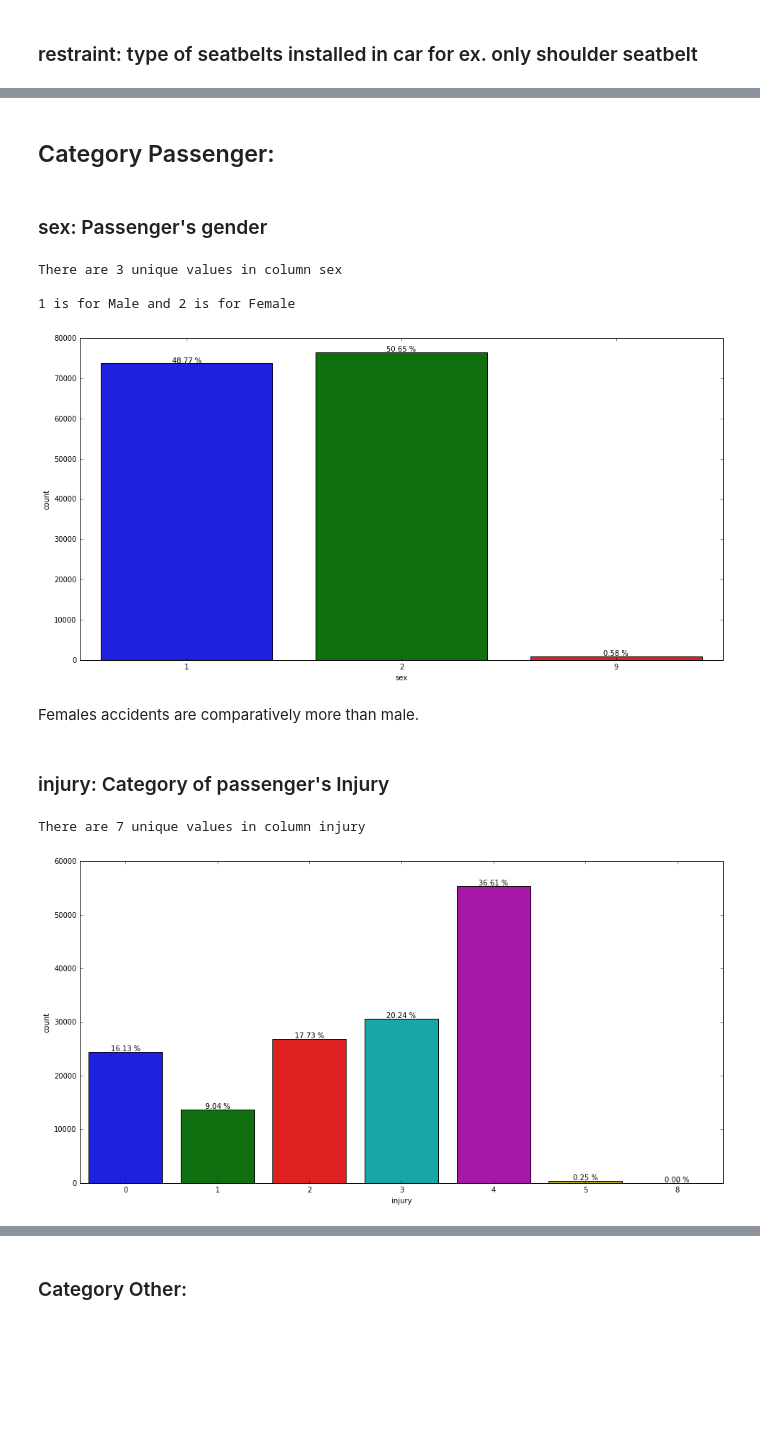
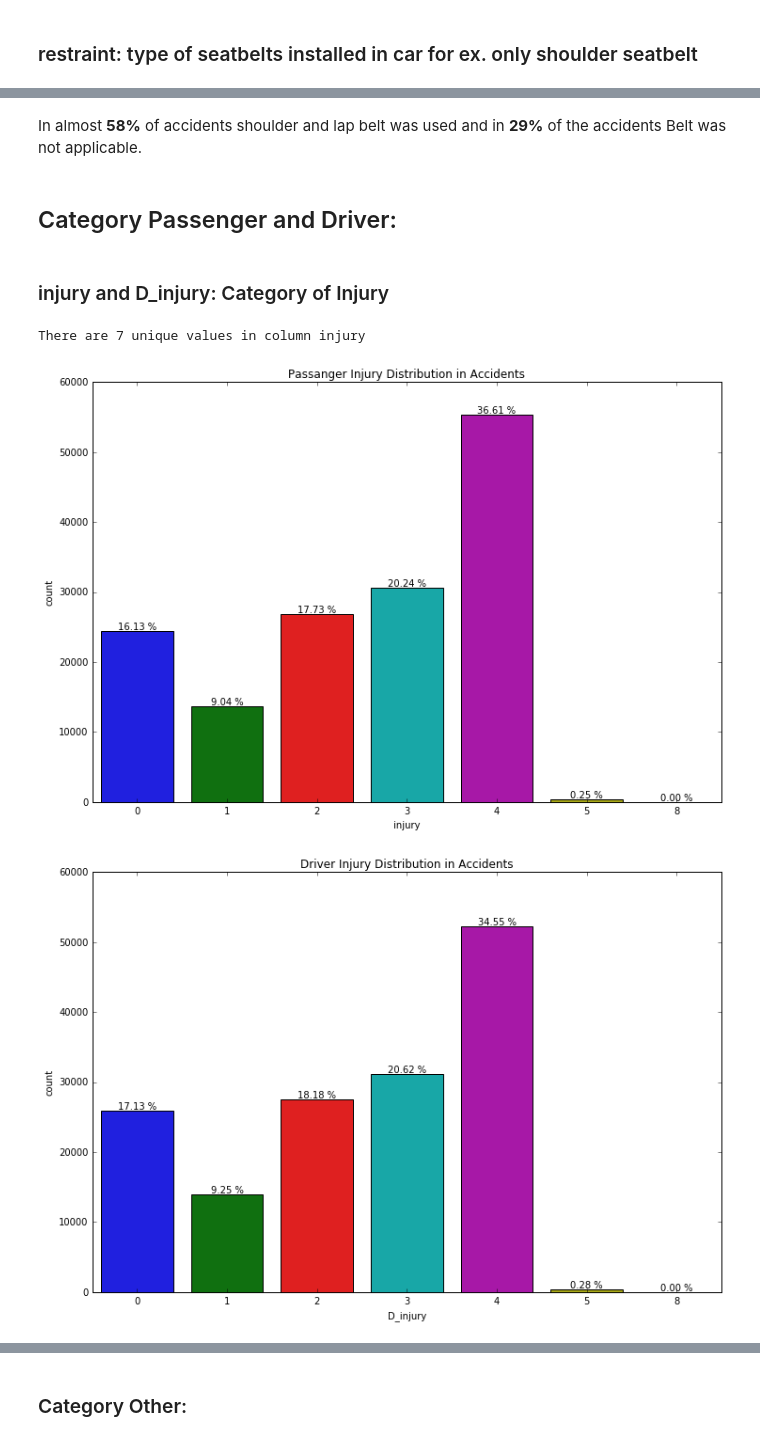
Before and after one commit to sohaibomr/data_analysis-FARS, a Jupyter notebook: eda_fars.ipynb, the cells around one changed output, grey strips where cells are left out. Cells and saved outputs as stored; diff of their text form; code cells hidden in the pictures; blank space fills up the shorter version.

```diff
--- a/eda_fars.ipynb
+++ b/eda_fars.ipynb
@@ -31,9 +31,10 @@ def bold(text_to_bold):
     reset = "\033[0;0m"
     return bold + text_to_bold + reset
 
-def count_plot(column, axis, df, percent):
+def count_plot(column, axis, df, percent, title):
     total_rows = df.shape[0]
-    plt.figure(figsize=(16,8))
+    plt.figure(figsize=(12,8))
+    plt.title(title)
     if axis == 'x':
         ax = sns.countplot(x=column, data=df)
     elif axis == 'y':
@@ -44,7 +45,6 @@ def count_plot(column, axis, df, percent):
             height=p.get_height()
             percent = (height*100)/total_rows
             ax.text((p.get_x() + p.get_width()/2), p.get_height()+250, '{:1.2f} %'.format(percent), ha='center')
-
 def show_unique(column, df):
 
     print "There are {} unique values in column {}\n".format(str(len(df[column].unique())), column)
@@ -156,27 +159,18 @@ There are 15 unique values in column restraint
 Img | Desc
 - | -
 ![alt](img/restraint.png)| **Most of the deaths occoured even if they were using both (Lap and Soulder) seat belts.**
+# %% [markdown]
+In almost **58%** of accidents shoulder and lap belt was used and in **29%** of the accidents Belt was not applicable.
 # %% [markdown]
-## Category Passenger:
+## Category Passenger and Driver:
-# %% [markdown]
-### sex: Passenger's gender
-# %%
-show_unique('sex', data)
-count_plot('sex', 'x' , data, 'show')
-print "1 is for Male and 2 is for Female"
-# %% [output]
-There are 3 unique values in column sex
-
-1 is for Male and 2 is for Female
-[figure, removed]
-# %% [markdown]
-Females accidents are comparatively more than male.
 # %% [markdown]
-### injury: Category of passenger's Injury
+### injury and D_injury: Category of  Injury
 # %%
 show_unique('injury', data)
-count_plot('injury', 'x' , data, 'show')
+count_plot('injury', 'x' , data, 'show', 'Passanger Injury Distribution in Accidents')
+count_plot('D_injury', 'x', data, 'show', 'Driver Injury Distribution in Accidents')
 # %% [output]
 There are 7 unique values in column injury
-[figure, old version]
+[figure, new version]
+[figure, added]
 # %% [markdown]
```
Also changed, not shown: parts of 25 cells of this notebook, 2 other files.
